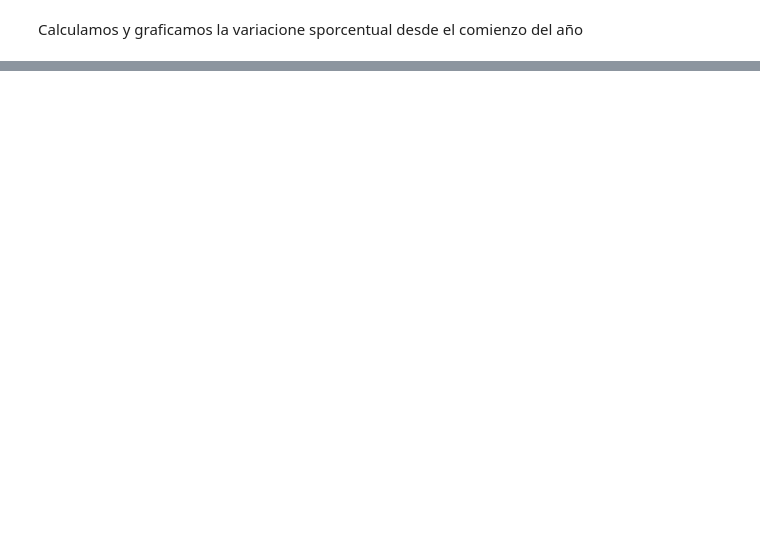
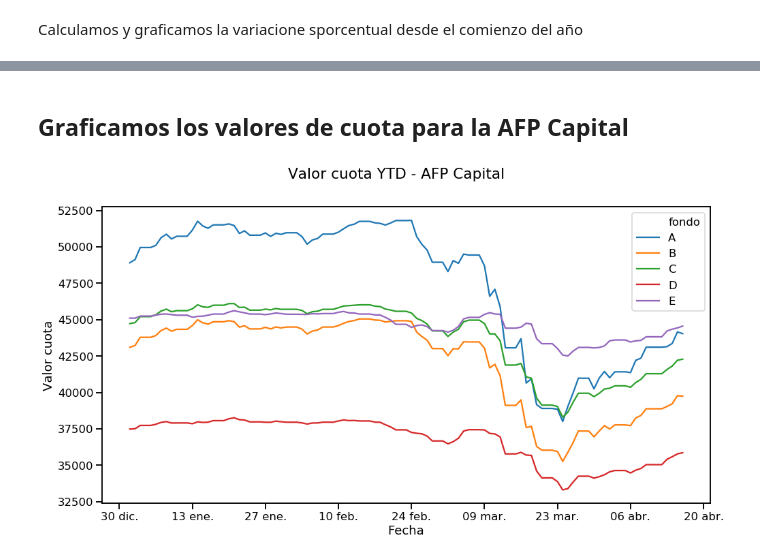
Before and after one commit to rpmunoz/afp_chile, a Jupyter notebook: notebooks/02 - Visualizar fondos.ipynb, the cells around one changed output, grey strips where cells are left out. Drawn from its saved outputs; the diff is of its cells as text; code cells hidden in the pictures; blank space fills up the shorter version.

```diff
--- a/notebooks/02 - Visualizar fondos.ipynb
+++ b/notebooks/02 - Visualizar fondos.ipynb
@@ -87,0 +88,17 @@ ax.xaxis.set_major_formatter(mdates.DateFormatter('%d %b'))
+# %% [markdown]
+## Graficamos los valores de cuota para la AFP Capital
+# %%
+plotDF = dataDF[dataDF['administradora'] == 'CAPITAL']
+
+fig, ax = plt.subplots(figsize = (16,8))
+sns.lineplot(x='fecha', y='valor cuota', hue='fondo',
+             data=plotDF, ax=ax)
+
+fig.suptitle('Valor cuota YTD - AFP Capital', fontsize='large')
+ax.set_xlabel('Fecha', fontsize='medium')
+ax.set_ylabel('Valor cuota', fontsize='medium')
+
+ax.xaxis.set_major_locator(mdates.WeekdayLocator(byweekday=mdates.MO, interval=2))
+ax.xaxis.set_major_formatter(mdates.DateFormatter('%d %b'))
+# %% [output]
+[figure, added]
```
Also changed, not shown: parts of 6 cells of this notebook, 8 other files.
